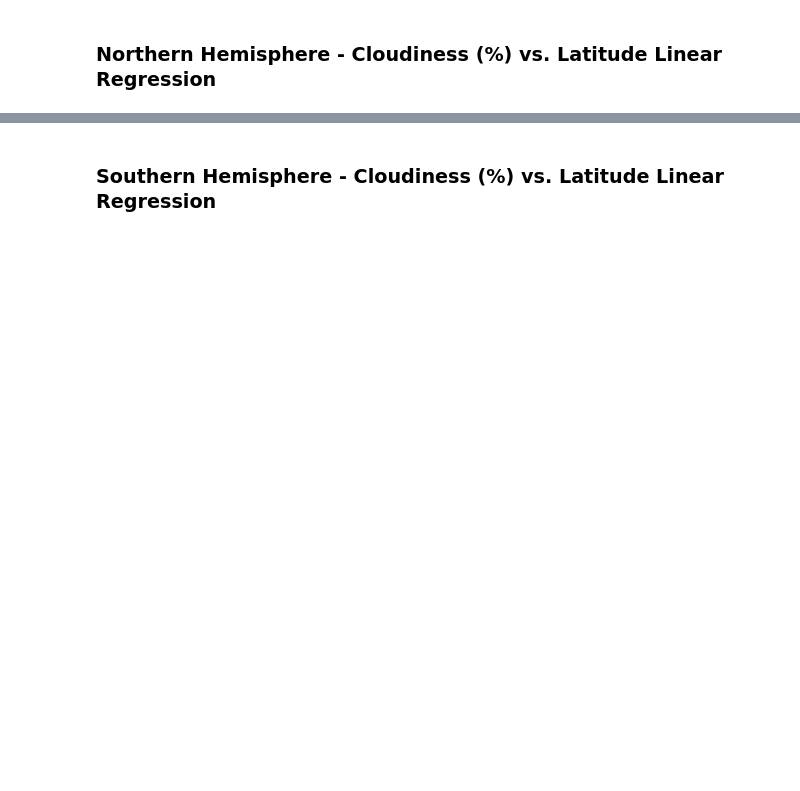
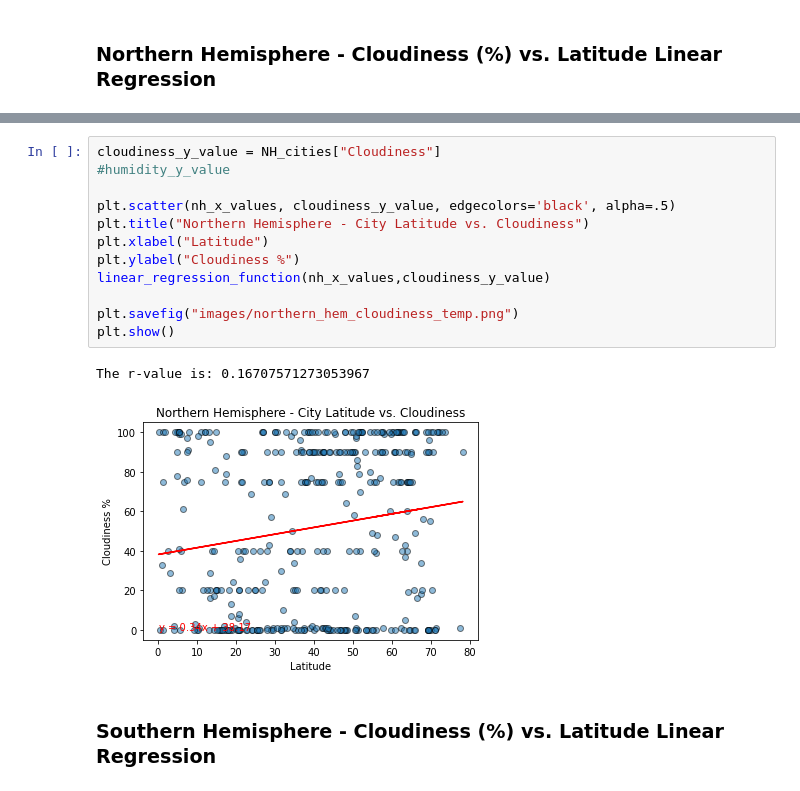
Before and after one commit to sir-omoreno/python-api-challenge, a Jupyter notebook: WeatherPy.ipynb, the cells around one changed output, grey strips where cells are left out. Drawn from its saved outputs; the diff is of its cells as text; blank space fills up the shorter version.

```diff
--- a/WeatherPy.ipynb
+++ b/WeatherPy.ipynb
@@ -424,2 +432,17 @@ The r-value is: 0.0020898727664228514
+# %%
+cloudiness_y_value = NH_cities["Cloudiness"]
+#humidity_y_value
+
+plt.scatter(nh_x_values, cloudiness_y_value, edgecolors='black', alpha=.5)
+plt.title("Northern Hemisphere - City Latitude vs. Cloudiness")
+plt.xlabel("Latitude")
+plt.ylabel("Cloudiness %")
+linear_regression_function(nh_x_values,cloudiness_y_value)
+
+plt.savefig("images/northern_hem_cloudiness_temp.png")
+plt.show()
+# %% [output]
+The r-value is: 0.16707571273053967
+[figure, added]
 # %% [markdown]
 ###  Southern Hemisphere - Cloudiness (%) vs. Latitude Linear Regression
```
Also changed, not shown: parts of 8 cells of this notebook, 5 other files.
